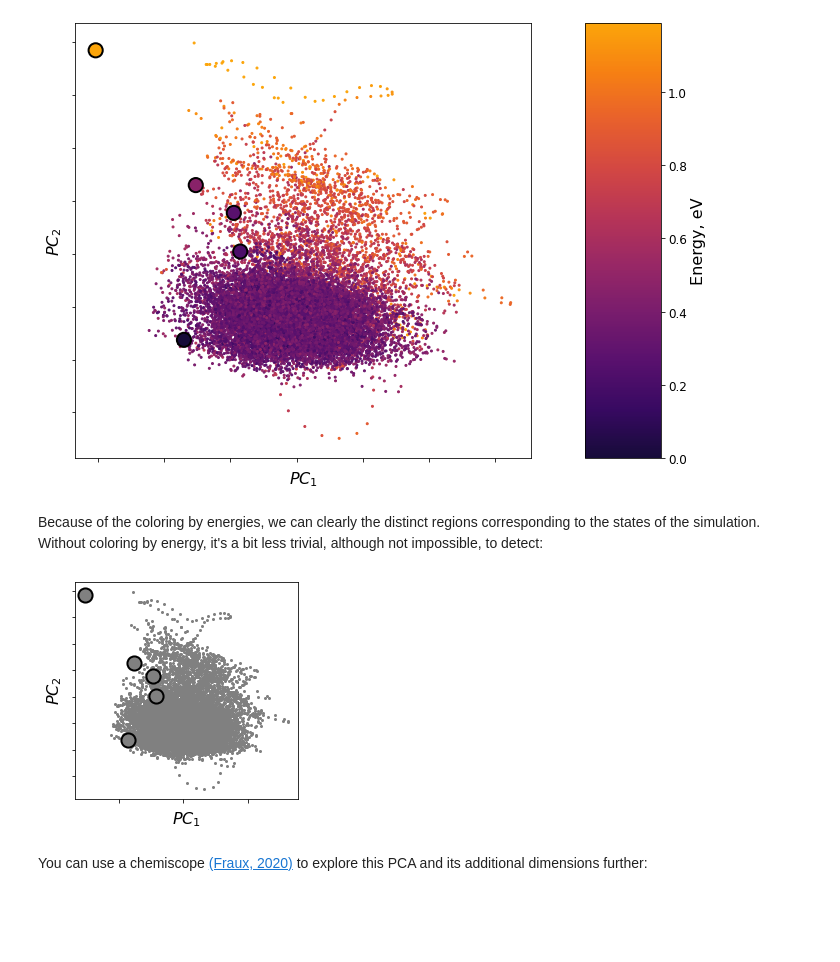
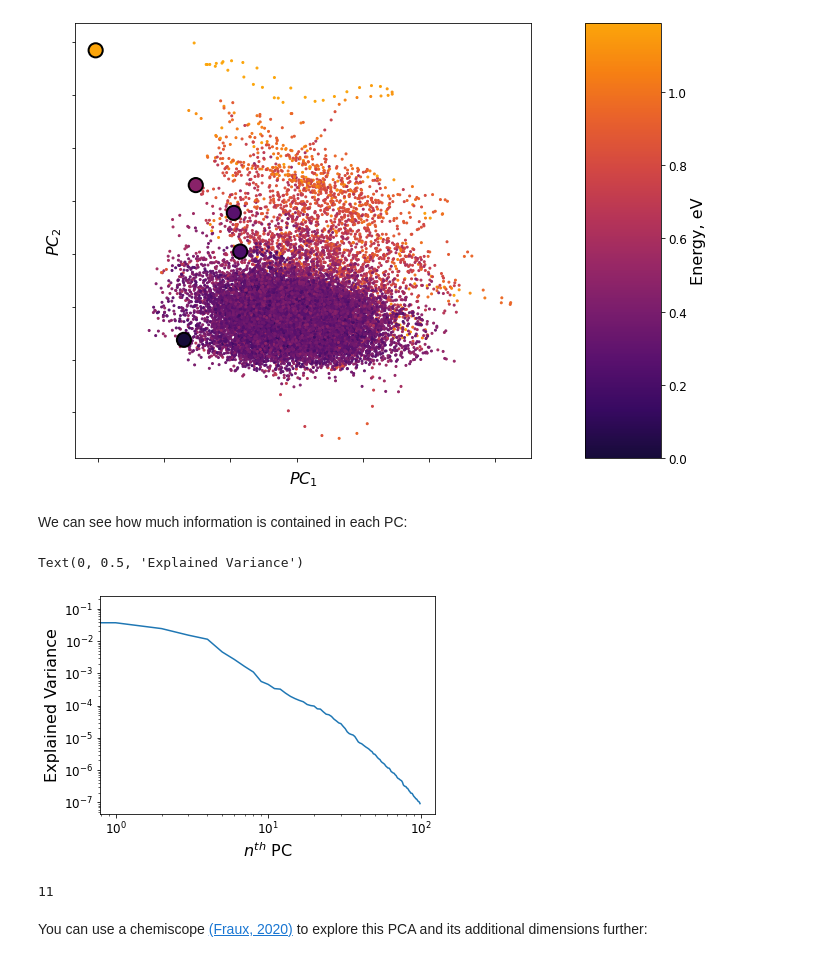
Before and after one commit to cersonsky-lab/unsupervised-ml, a Jupyter notebook: Dimensionality_Reduction_Cyclohexane.ipynb, the cells around one changed output. Cells and saved outputs as stored; diff of their text form; code cells hidden in the pictures; blank space fills up the shorter version.

```diff
--- a/Dimensionality_Reduction_Cyclohexane.ipynb
+++ b/Dimensionality_Reduction_Cyclohexane.ipynb
@@ -231,12 +231,19 @@ plot_embedding(t_pca, t_pca_conf, savename='figures/Figure2/pca.eps')
 np.savez('cyclohexane_data/pca.npz', pca=t_pca, pca_conf=t_pca_conf)
 # %% [output]
 [figure]
-# %% [markdown]
-Because of the coloring by energies, we can clearly the distinct regions corresponding to the states of the simulation. Without coloring by energy, it's a bit less trivial, although not impossible, to detect:
-# %%
-plot_embedding(t_pca, t_pca_conf, coloring=False, cbar=False, savename='figures/Figure2/pca_grey.eps')
-# %% [output]
-[figure, removed]
+# %% [markdown]
+We can see how much information is contained in each PC:
+# %%
+plt.loglog(pca.explained_variance_)
+plt.gca().set_xlabel(r'$n^{th}$ PC')
+plt.gca().set_ylabel("Explained Variance")
+# %% [output]
+Text(0, 0.5, 'Explained Variance')
+[figure, added]
+# %%
+min(np.arange(100)[np.cumsum(pca.explained_variance_ratio_) > 0.99])
+# %% [output]
+11
 # %% [markdown]
 You can use a chemiscope [(Fraux, 2020)](https://joss.theoj.org/papers/10.21105/joss.02117.pdf) to explore this PCA and its additional dimensions further:
 # %%
```
Also changed, not shown: parts of 1 cell of this notebook, 2 other files.
